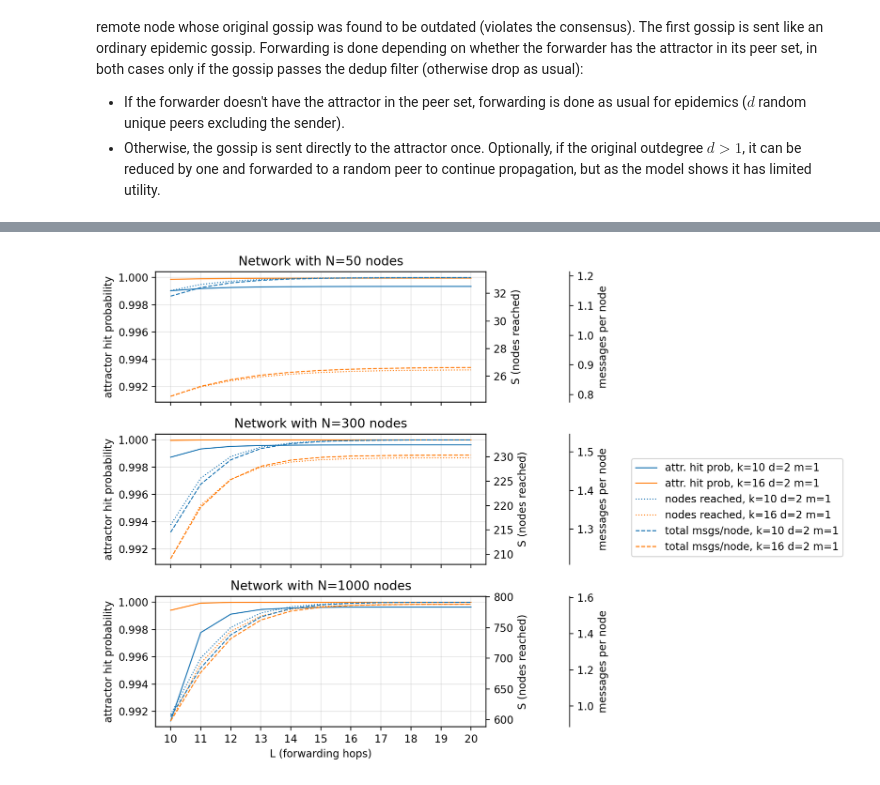
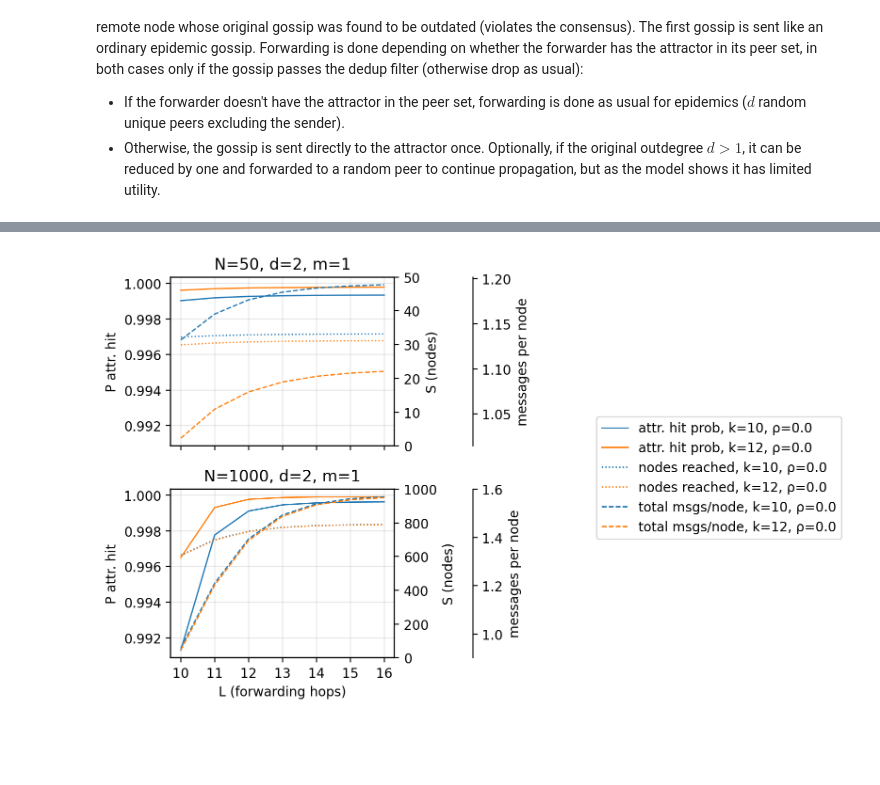
Before and after one commit to OpenCyphal-Garage/cy, a Jupyter notebook: model/gossip_propagation.ipynb, the cells around one changed output, grey strips where cells are left out. Cells and saved outputs as stored; diff of their text form; code cells hidden in the pictures; blank space fills up the shorter version.

Commit message:
update the analytical model; tentative parameter choice for attractor gossips: first direct hop probability rho=0.04 (4%), peer set capacity k=12, outdegree d=2, hop limit L=11 (TTL=10)

```diff
--- a/model/gossip_propagation.ipynb
+++ b/model/gossip_propagation.ipynb
@@ -67,7 +70,7 @@ gossip_coverage_with_dedup(300, 2, 10)
 # %%
 def plot_gossip_coverage(Ns, ds, model, L_max=16):
     Ls = list(range(1, L_max+1))
-    fig, axes = plt.subplots(len(Ns), 1, figsize=(10, 6), sharex=True)
+    fig, axes = plt.subplots(len(Ns), 1, figsize=(8, 5), sharex=True)
     cov_axes = []
     for ax_load, N in zip(axes, Ns):
         ax_cov = ax_load.twinx()
@@ -92,9 +95,9 @@ def plot_gossip_coverage(Ns, ds, model, L_max=16):
                 label=f"nodes reached, d={d}",
             )
 
-        ax_load.set_title(f"Network with N={N} nodes")
-        ax_load.set_ylabel("d·A (msg/hop) [capped]")
-        ax_cov.set_ylabel("S (total nodes informed)")
+        ax_load.set_title(f"N={N} nodes")
+        ax_load.set_ylabel("d·A (msg/hop)")
+        ax_cov.set_ylabel("S (reach)")
         ax_load.set_ylim(0, N*2)
         ax_cov.set_ylim(0, N)
         ax_load.set_xticks(Ls)
@@ -107,7 +110,7 @@ def plot_gossip_coverage(Ns, ds, model, L_max=16):
         labels_load + labels_cov,
         loc="center right",
     )
-    fig.tight_layout(rect=[0, 0, 0.8, 1])
+    fig.tight_layout(rect=[0, 0, 0.7, 1])
     plt.show()
 
 for model in (gossip_coverage_with_dedup, gossip_coverage_no_dedup):
@@ -303,54 +321,57 @@ print_json(attractor_gossip(N=300, m=250))
 # %%
-def plot_attractor_in_hops(Ns, ks, Ls, d=2, m=1):
-    fig, axes0 = plt.subplots(len(Ns), 1, figsize=(10, 7), sharex=True, sharey=True)
+def plot_attractor_in_hops(Ns, ks, Ls, rhos, d=2, m=1):
+    fig, axes0 = plt.subplots(len(Ns), 1, figsize=(8, 5), sharex=True, sharey=True)
     axes1 = []
     axes2 = []
     for ax0, N in zip(axes0, Ns):
         ax1 = ax0.twinx()
         ax2 = ax0.twinx()
-        ax2.spines["right"].set_position(("outward", 80))
+        ax2.spines["right"].set_position(("outward", 60))
         axes1.append(ax1)
         axes2.append(ax2)
+        ax0.set_title(f"N={N}, d={d}, m={m}")
         for k in ks:
-            results = [attractor_gossip(N=N, k=k, d=d, m=m, L=L) for L in Ls]
-            options = f"k={k} d={d} m={m}"
-            ax0.plot(
-                Ls,
-                [r["attractor_hit_prob"] for r in results],
-                linewidth=1,
-                label=f"attr. hit prob, {options}",
-            )
-            ax1.plot(
-                Ls,
-                [r["reached_nodes"] for r in results],
-                linestyle=":",
-                linewidth=1,
-                label=f"nodes reached, {options}",
-            )
-            ax2.plot(
-                Ls,
-                [(r["tx_total"] / N) for r in results],
-                linestyle="--",
-                linewidth=1,
-                label=f"total msgs/node, {options}",
-            )
-        ax0.set_title(f"Network with N={N} nodes")
-        ax0.set_ylabel("attractor hit probability")
+            for rho in rhos:
+                results = [attractor_gossip(N=N, k=k, d=d, m=m, L=L, rho=rho) for L in Ls]
+                options = f"k={k}, ρ={rho}"
+                ax0.plot(
+                    Ls,
+                    [r["attractor_hit_prob"] for r in results],
+                    linewidth=1,
+                    label=f"attr. hit prob, {options}",
+                )
+                ax1.plot(
+                    Ls,
+                    [r["reached_nodes"] for r in results],
+                    linestyle=":",
+                    linewidth=1,
+                    label=f"nodes reached, {options}",
+                )
+                ax2.plot(
+                    Ls,
+                    [(r["tx_total"] / N) for r in results],
+                    linestyle="--",
+                    linewidth=1,
+                    label=f"total msgs/node, {options}",
+                )
+        ax0.set_ylabel("P attr. hit")
         ax0.set_xticks(Ls)
         ax0.grid(True, alpha=0.3)
-        ax1.set_ylabel("S (nodes reached)")
+        ax1.set_ylabel("S (nodes)")
+        ax1.set_ylim(0, N)
         ax2.set_ylabel("messages per node")
     axes0[-1].set_xlabel("L (forwarding hops)")
     handles, labels = None, None
     for ax in (axes0, axes1, axes2):
         h, l = ax[0].get_legend_handles_labels()
         handles = h if handles is None else (handles + h)
         labels  = l if labels is None else (labels + l)
     fig.legend(handles, labels, loc="center right")
-    fig.tight_layout(rect=[0, 0, 0.7, 1])
+    fig.tight_layout(rect=[0, 0, 0.6, 1])
     plt.show()
 
-plot_attractor_in_hops(Ns=[50, 300, 1000], ks=[10, 16], Ls=list(range(10, 21)), m=1)
+# For m=1, viable rho values (near zero) do not affect propagation.
+plot_attractor_in_hops(Ns=[50, 1000], ks=[10, 12], Ls=list(range(10, 17)), m=1, rhos=[0.0])
 # %% [output]
-[figure, old version]
+[figure, new version]
 # %%
```
Also changed, not shown: parts of 5 cells of this notebook.
